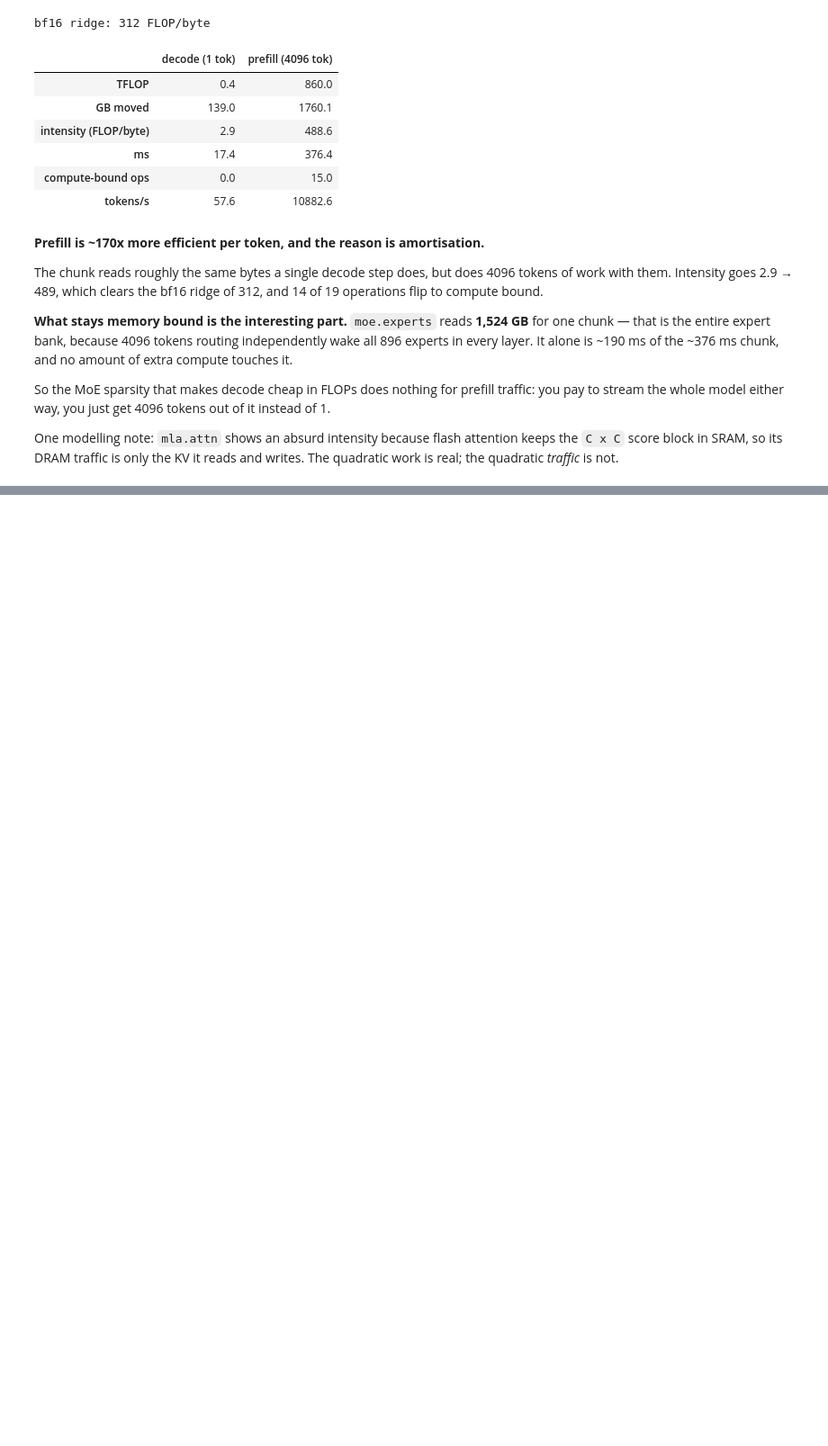
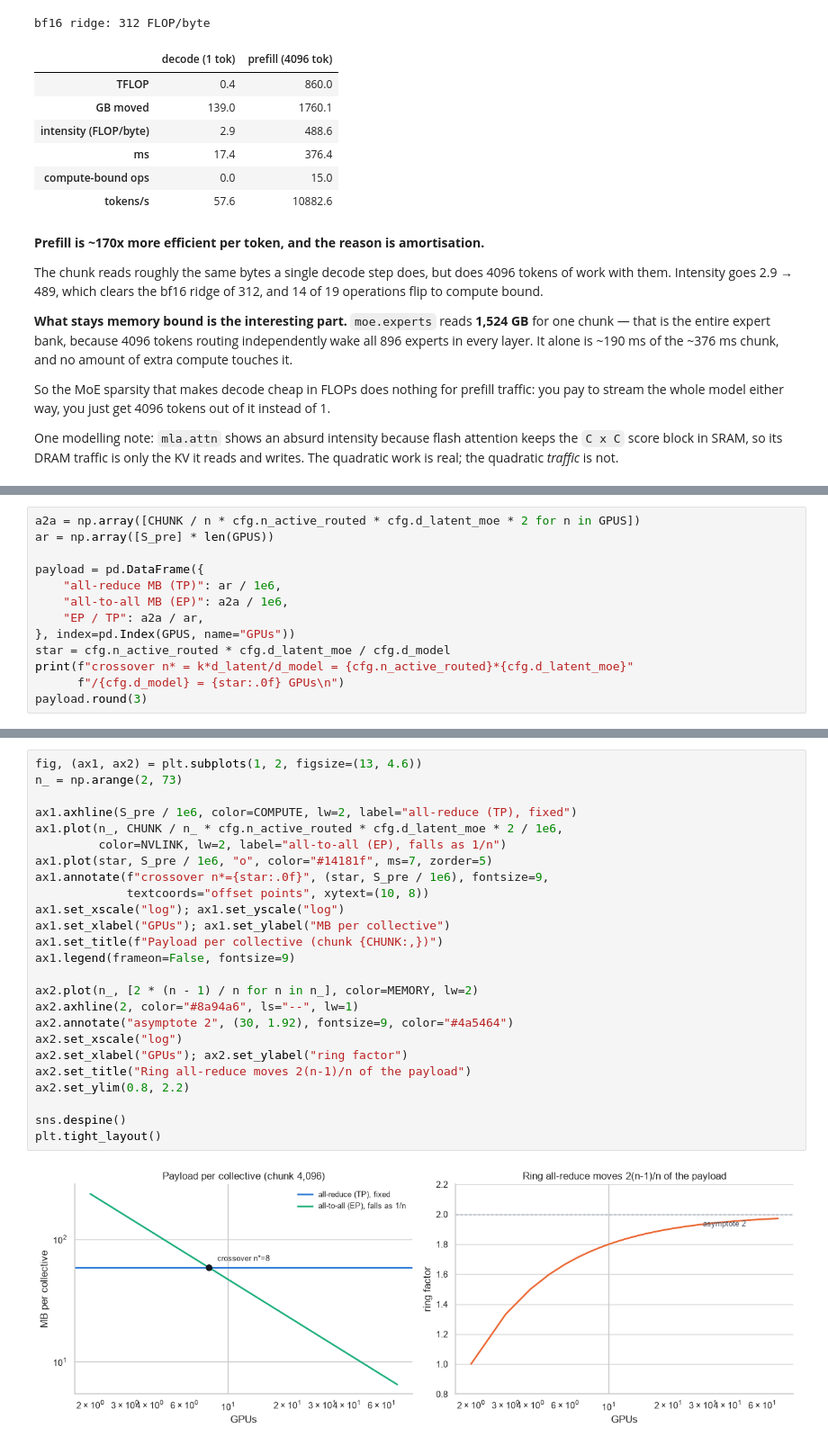
Before and after one commit to dougUCN/kimik3-exercise, a Jupyter notebook: roofline.ipynb, the cells around one changed output, grey strips where cells are left out. Shown at 90% size. Saved outputs shown, nothing was run; the diff lists cells and outputs as text; blank space fills up the shorter version.

```diff
--- a/roofline.ipynb
+++ b/roofline.ipynb
@@ -1265,0 +1323,13 @@ reads and writes. The quadratic work is real; the quadratic *traffic* is not.
+# %%
+a2a = np.array([CHUNK / n * cfg.n_active_routed * cfg.d_latent_moe * 2 for n in GPUS])
+ar = np.array([S_pre] * len(GPUS))
+
+payload = pd.DataFrame({
+    "all-reduce MB (TP)": ar / 1e6,
+    "all-to-all MB (EP)": a2a / 1e6,
+    "EP / TP": a2a / ar,
+}, index=pd.Index(GPUS, name="GPUs"))
+star = cfg.n_active_routed * cfg.d_latent_moe / cfg.d_model
+print(f"crossover n* = k*d_latent/d_model = {cfg.n_active_routed}*{cfg.d_latent_moe}"
+      f"/{cfg.d_model} = {star:.0f} GPUs\n")
+payload.round(3)
@@ -1265,0 +1348,27 @@ reads and writes. The quadratic work is real; the quadratic *traffic* is not.
+# %%
+fig, (ax1, ax2) = plt.subplots(1, 2, figsize=(13, 4.6))
+n_ = np.arange(2, 73)
+
+ax1.axhline(S_pre / 1e6, color=COMPUTE, lw=2, label="all-reduce (TP), fixed")
+ax1.plot(n_, CHUNK / n_ * cfg.n_active_routed * cfg.d_latent_moe * 2 / 1e6,
+         color=NVLINK, lw=2, label="all-to-all (EP), falls as 1/n")
+ax1.plot(star, S_pre / 1e6, "o", color="#14181f", ms=7, zorder=5)
+ax1.annotate(f"crossover n*={star:.0f}", (star, S_pre / 1e6), fontsize=9,
+             textcoords="offset points", xytext=(10, 8))
+ax1.set_xscale("log"); ax1.set_yscale("log")
+ax1.set_xlabel("GPUs"); ax1.set_ylabel("MB per collective")
+ax1.set_title(f"Payload per collective (chunk {CHUNK:,})")
+ax1.legend(frameon=False, fontsize=9)
+
+ax2.plot(n_, [2 * (n - 1) / n for n in n_], color=MEMORY, lw=2)
+ax2.axhline(2, color="#8a94a6", ls="--", lw=1)
+ax2.annotate("asymptote 2", (30, 1.92), fontsize=9, color="#4a5464")
+ax2.set_xscale("log")
+ax2.set_xlabel("GPUs"); ax2.set_ylabel("ring factor")
+ax2.set_title("Ring all-reduce moves 2(n-1)/n of the payload")
+ax2.set_ylim(0.8, 2.2)
+
+sns.despine()
+plt.tight_layout()
+# %% [output]
+[figure, added]
```
Also changed, not shown: parts of 17 cells of this notebook, 1 other file.
